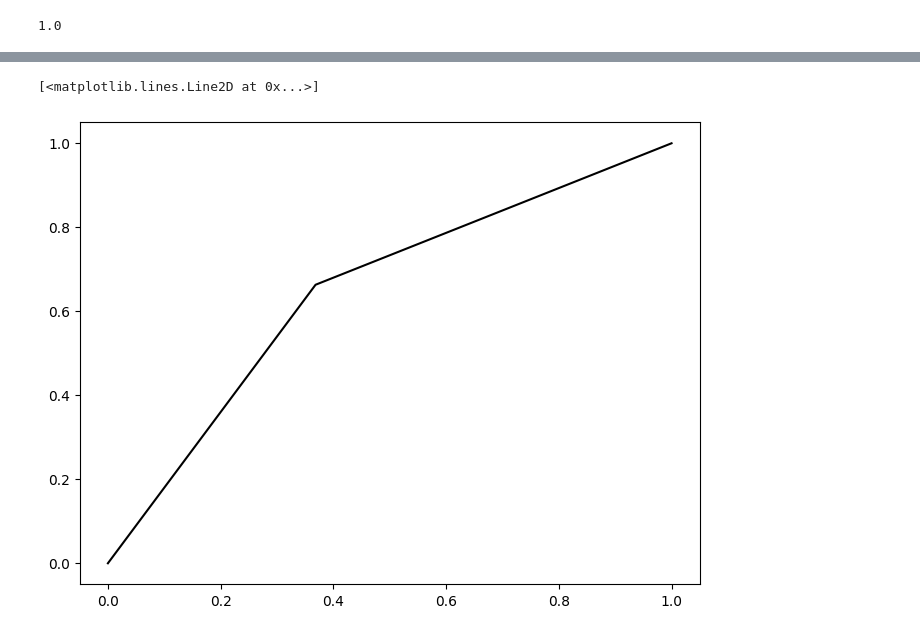
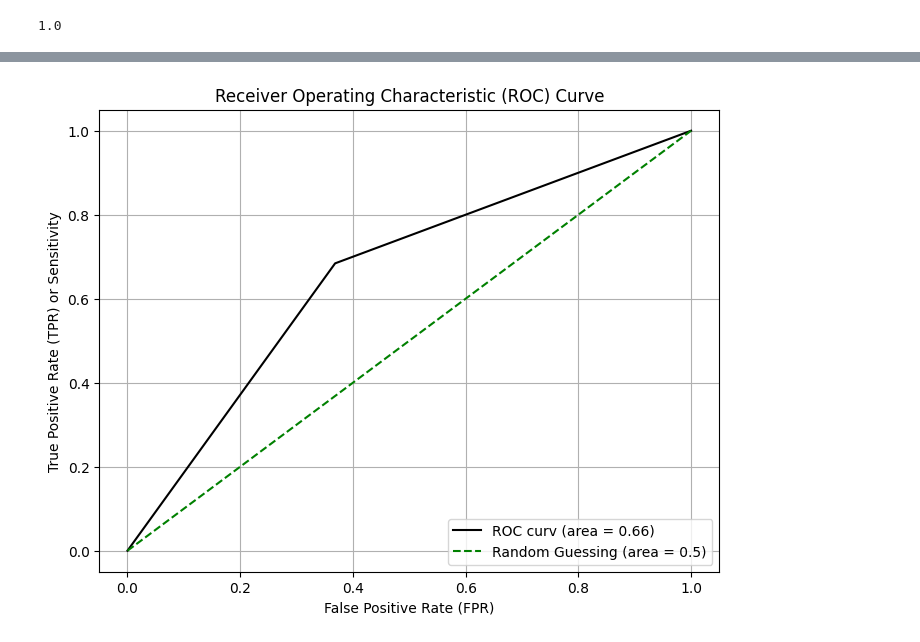
Before and after one commit to Md-Maruf-1727/Machine-Learning-Algorithms, a Jupyter notebook: Decision Tree/Hospital Patient Readmission model/code.ipynb, the cells around one changed output, grey strips where cells are left out. Cells and saved outputs as stored; diff of their text form; code cells hidden in the pictures.

```diff
--- a/Decision Tree/Hospital Patient Readmission model/code.ipynb
+++ b/Decision Tree/Hospital Patient Readmission model/code.ipynb
@@ -406,10 +406,16 @@ ruc_auc
 # %%
 #ROC curve
 fpr, tpr, thresholds = roc_curve(ytest, pred_y)
 roc_auc = auc(fpr, tpr)
 
 plt.figure(figsize=(8, 6))
 plt.plot(fpr, tpr, color='black', label = f'ROC curv (area = {roc_auc:.2f})')
+plt.plot([0,1],[0,1], color='green', linestyle='--', label = 'Random Guessing (area = 0.5)')
+plt.xlabel('False Positive Rate (FPR)')
+plt.ylabel('True Positive Rate (TPR) or Sensitivity')
+plt.title('Receiver Operating Characteristic (ROC) Curve')
+plt.legend(loc='lower right')
+plt.grid(True)
+plt.show()
 # %% [output]
-[<matplotlib.lines.Line2D at 0x...>]
-[figure, old version]
+[figure, new version]
```
Also changed, not shown: parts of 8 cells of this notebook.
